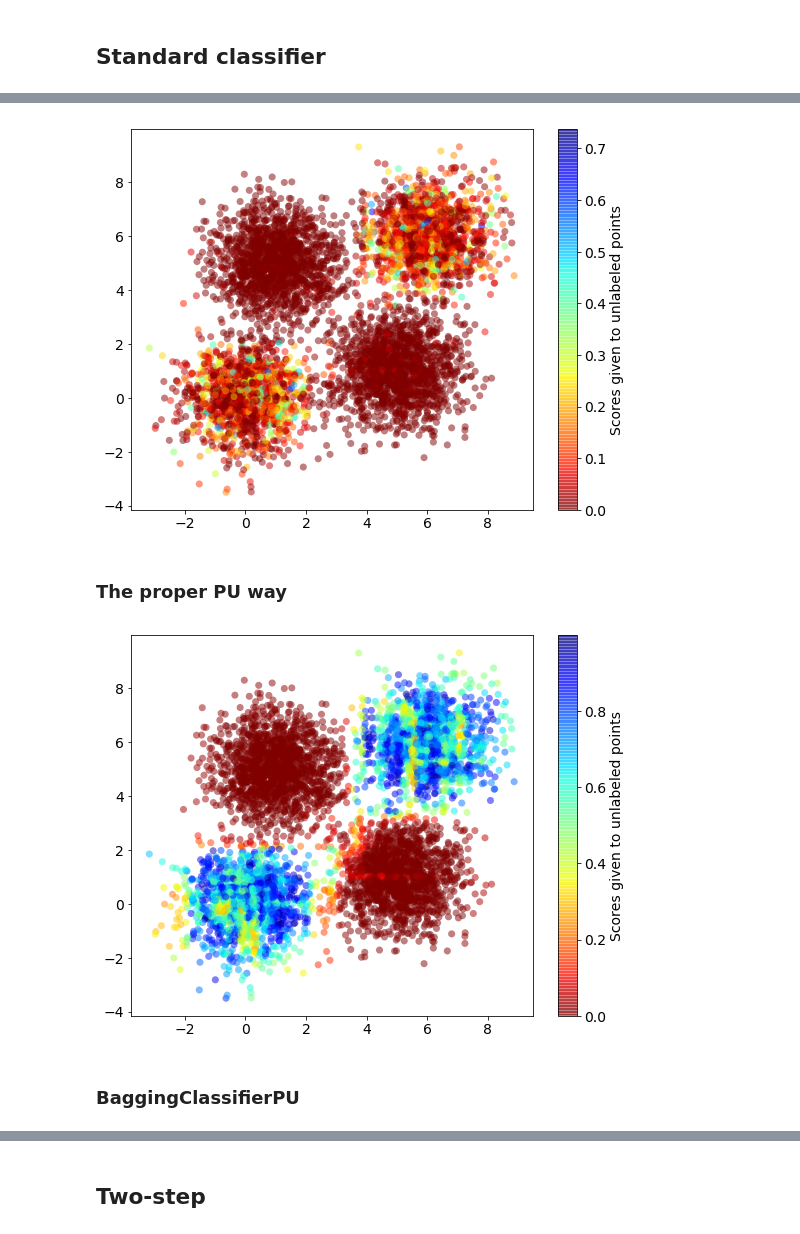
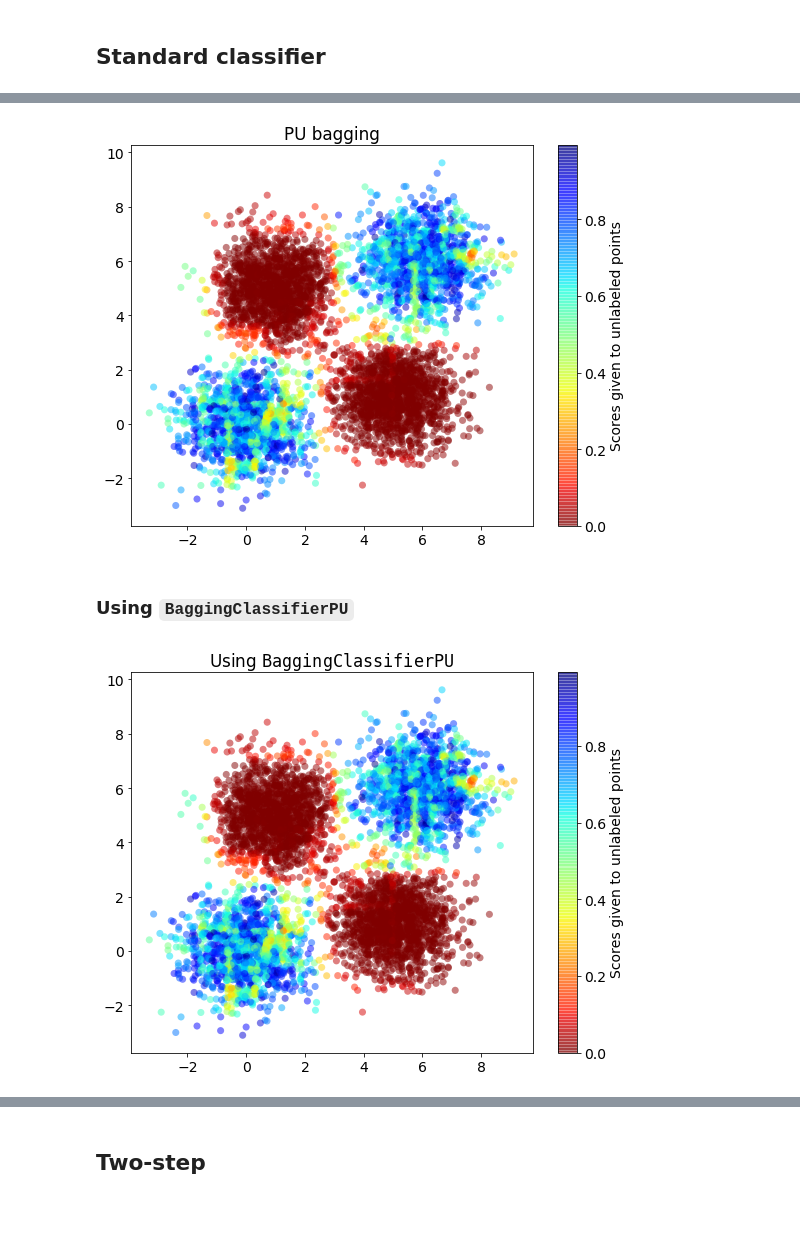
Before and after one commit to roywright/pu_learning, a Jupyter notebook: blobs.ipynb, the cells around one changed output, grey strips where cells are left out. Cells and saved outputs as stored; diff of their text form; code cells hidden in the pictures.

```diff
--- a/blobs.ipynb
+++ b/blobs.ipynb
@@ -96,3 +96,0 @@ plt.show()
-# %%
-# Store the average OOB scores found during training of the RF model
-results['output_oob'] = rf.oob_decision_function_[:,1]
@@ -100,12 +133,11 @@ results['output_oob'] = rf.oob_decision_function_[:,1]
 # Visualize this approach's results
 plt.scatter(
     X[y==0].feature1, X[y==0].feature2,
-    c = results[y==0].output_oob, linewidth = 0, s = 50, alpha = 0.5,
+    c = results[y==0].output_bag, linewidth = 0, s = 50, alpha = 0.5,
     cmap = 'jet_r'
 )
 plt.colorbar(label='Scores given to unlabeled points')
+plt.title('PU bagging')
 plt.show()
 # %% [output]
-[figure, old version]
+[figure, new version]
-# %% [markdown]
-### The proper PU way
@@ -147,13 +144,24 @@ results['output_bag'] = sum_oob / num_oob
+# %% [markdown]
+### Using `BaggingClassifierPU`
+# %%
+from baggingPU import BaggingClassifierPU
+bc = BaggingClassifierPU(
+    DecisionTreeClassifier(),
+    n_estimators = 1000,  # 1000 trees as usual
+    max_samples = sum(y), # Balance the positives and unlabeled in each bag
+    n_jobs = -1           # Use all cores
+)
+bc.fit(X, y)
+results['output_skb'] = bc.oob_decision_function_[:,1]
 # %%
 # Visualize this approach's results
 plt.scatter(
     X[y==0].feature1, X[y==0].feature2,
-    c = results[y==0].output_bag, linewidth = 0, s = 50, alpha = 0.5,
+    c = results[y==0].output_skb, linewidth = 0, s = 50, alpha = 0.5,
     cmap = 'jet_r'
 )
 plt.colorbar(label='Scores given to unlabeled points')
+plt.title(r'Using ${\tt BaggingClassifierPU}$')
 plt.show()
 # %% [output]
-[figure, old version]
+[figure, new version]
-# %% [markdown]
-### BaggingClassifierPU
```
Also changed, not shown: parts of 23 cells of this notebook, 2 other files.
